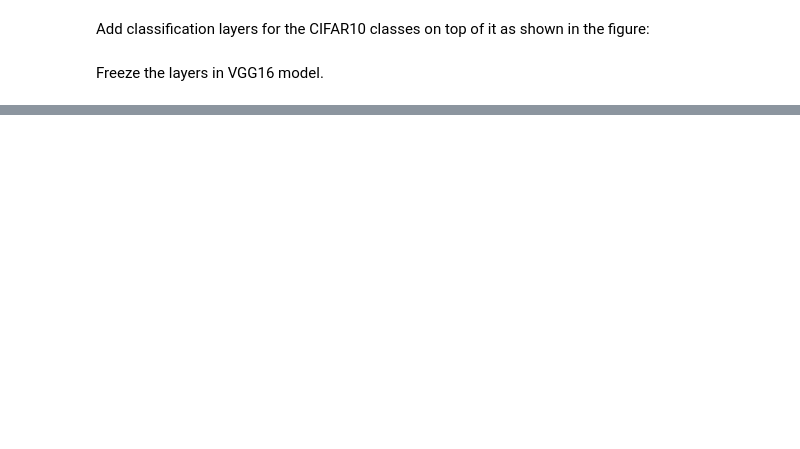
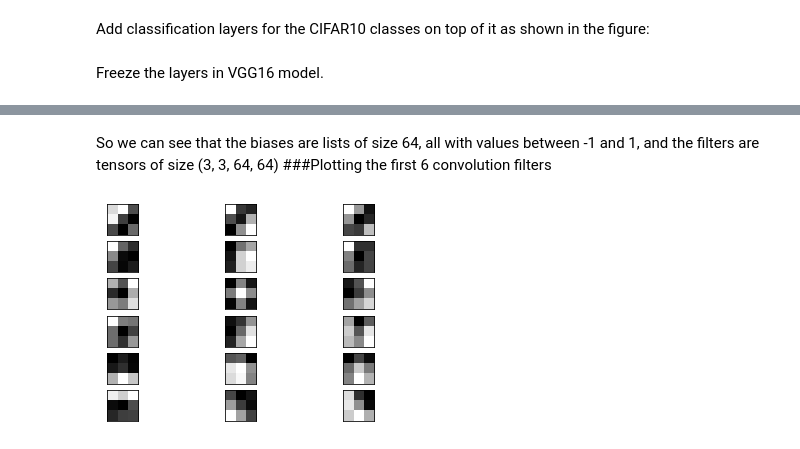
Before and after one commit to NikFloden/Art-Style-Transfer-Using-Neural-Networks, a Jupyter notebook: Milestone_3_Transfer_Learning.ipynb, the cells around one changed output, grey strips where cells are left out. Cells and saved outputs as stored; diff of their text form; code cells hidden in the pictures; blank space fills up the shorter version.

```diff
--- a/Milestone_3_Transfer_Learning.ipynb
+++ b/Milestone_3_Transfer_Learning.ipynb
@@ -271,0 +285,4 @@ Well, the transfer model has a significantly better accuracy.
+# %%
+filters, biases = model.layers[2].get_weights()
+print(filters.shape, biases)
+print(biases.shape)
@@ -271,0 +302,22 @@ Well, the transfer model has a significantly better accuracy.
+# %% [markdown]
+So we can see that the biases are lists of size 64, all with values between -1 and 1, and the filters are tensors of size (3, 3, 64, 64)
+###Plotting the first 6 convolution filters
+# %%
+#First thing we want to do is to normalize the filter values
+f_min, f_max = filters.min(), filters.max() #normalize the  filter values to 0-1
+filters = (filters - f_min) / (f_max - f_min)
+n_filters, ix = 6, 1
+for i in range(n_filters):
+	# get the filter
+	f = filters[:, :, :, i]
+	# plot each channel separately
+	for j in range(3):
+		# specify subplot and turn of axis
+		ax = plt.subplot(n_filters, 3, ix)
+		ax.set_xticks([])
+		ax.set_yticks([])
+		# plot filter channel in grayscale
+		plt.imshow(f[:, :, j], cmap='gray')
+		ix += 1
+# %% [output]
+[figure, added]
```
Also changed, not shown: parts of 12 cells of this notebook.
